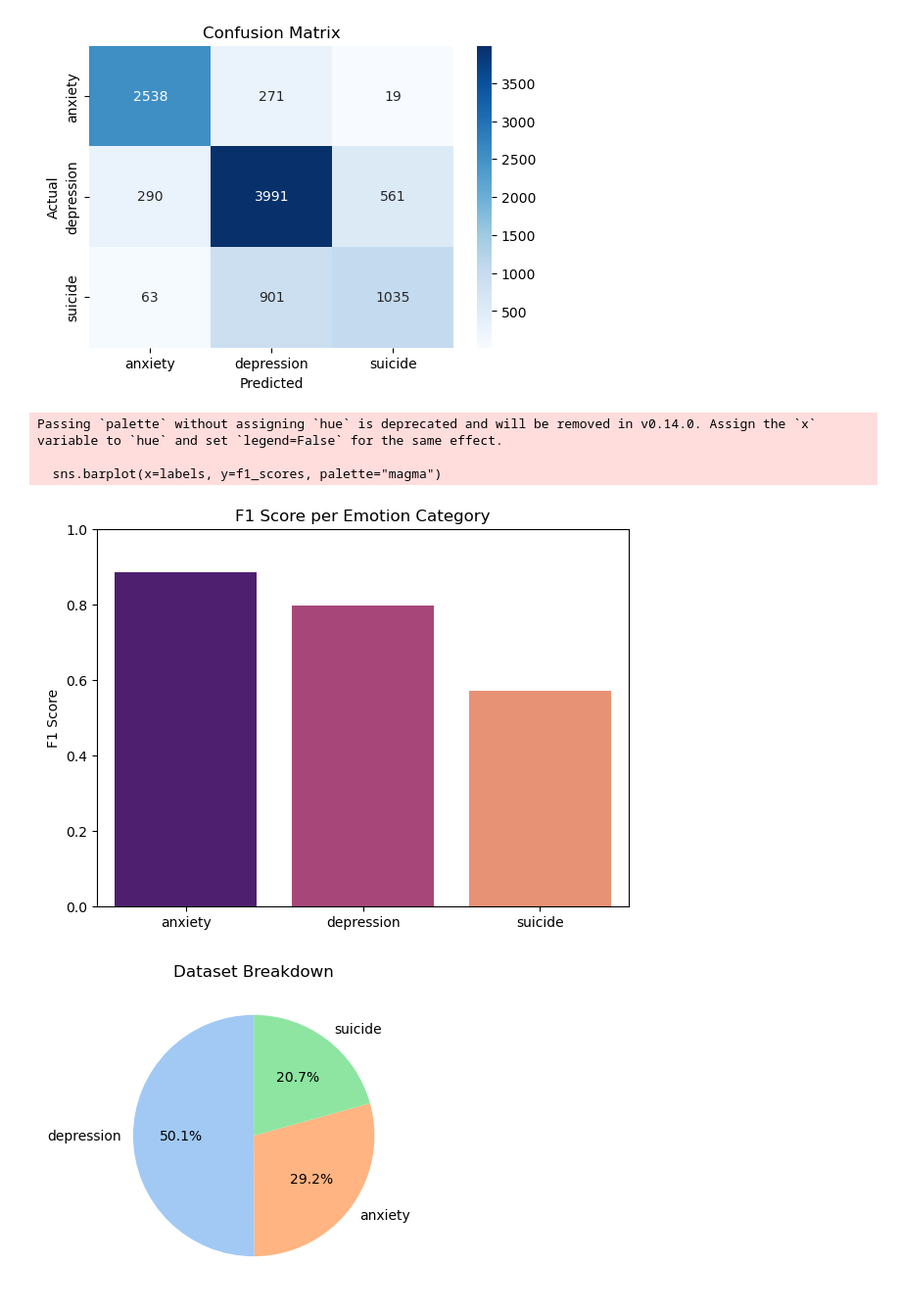
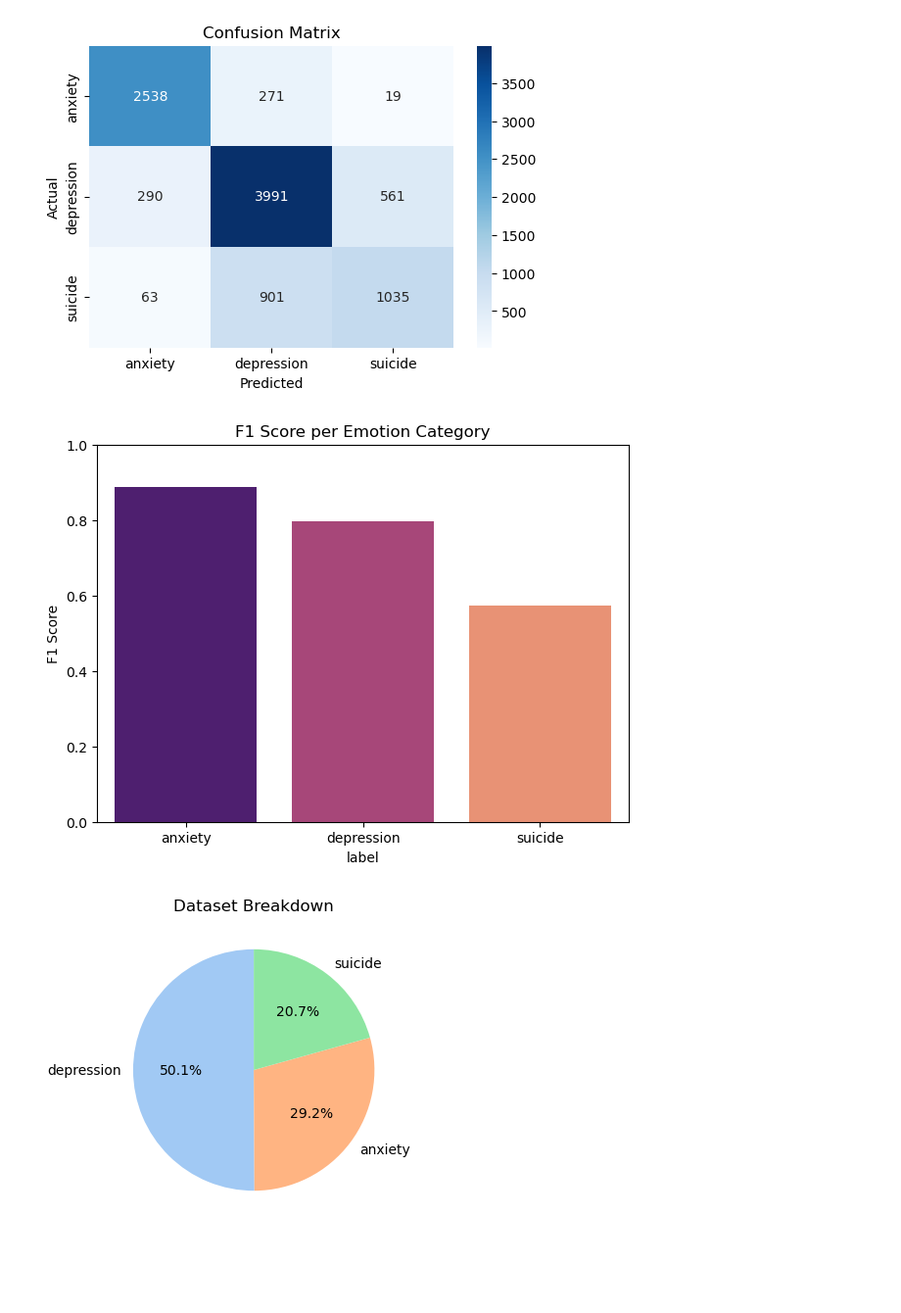
Before and after one commit to KshitijaNikale/mental-health-nlp-analysis, a Jupyter notebook: Mental_Health.ipynb, the cells around one changed output. Shown at 98% size. Saved outputs shown, nothing was run; the diff lists cells and outputs as text; code cells hidden in the pictures; blank space fills up the shorter version.

```diff
--- a/Mental_Health.ipynb
+++ b/Mental_Health.ipynb
@@ -199,21 +213,25 @@ plt.show()
 # %%
 report = classification_report(y_test, preds, output_dict=True)
 
 labels = ["anxiety", "depression", "suicide"]
 f1_scores = [report[l]["f1-score"] for l in labels]
 
+# create small df for seaborn
+df_plot = pd.DataFrame({
+    "label": labels,
+    "f1": f1_scores
+})
+
+colors = sns.color_palette("magma", len(labels))
+
 plt.figure(figsize=(7,5))
-sns.barplot(x=labels, y=f1_scores, palette="magma")
+sns.barplot(data=df_plot, x="label", y="f1", hue="label", palette=colors, dodge=False, legend=False)
 plt.title("F1 Score per Emotion Category")
 plt.ylim(0, 1)
 plt.ylabel("F1 Score")
-
 plt.show()
 # %% [output]
-Passing `palette` without assigning `hue` is deprecated and will be removed in v0.14.0. Assign the `x` variable to `hue` and set `legend=False` for the same effect.
-
-  sns.barplot(x=labels, y=f1_scores, palette="magma")
-[figure, old version]
+[figure, new version]
 # %%
 df_counts = df["label"].value_counts()
 
```
Also changed, not shown: parts of 18 cells of this notebook.
